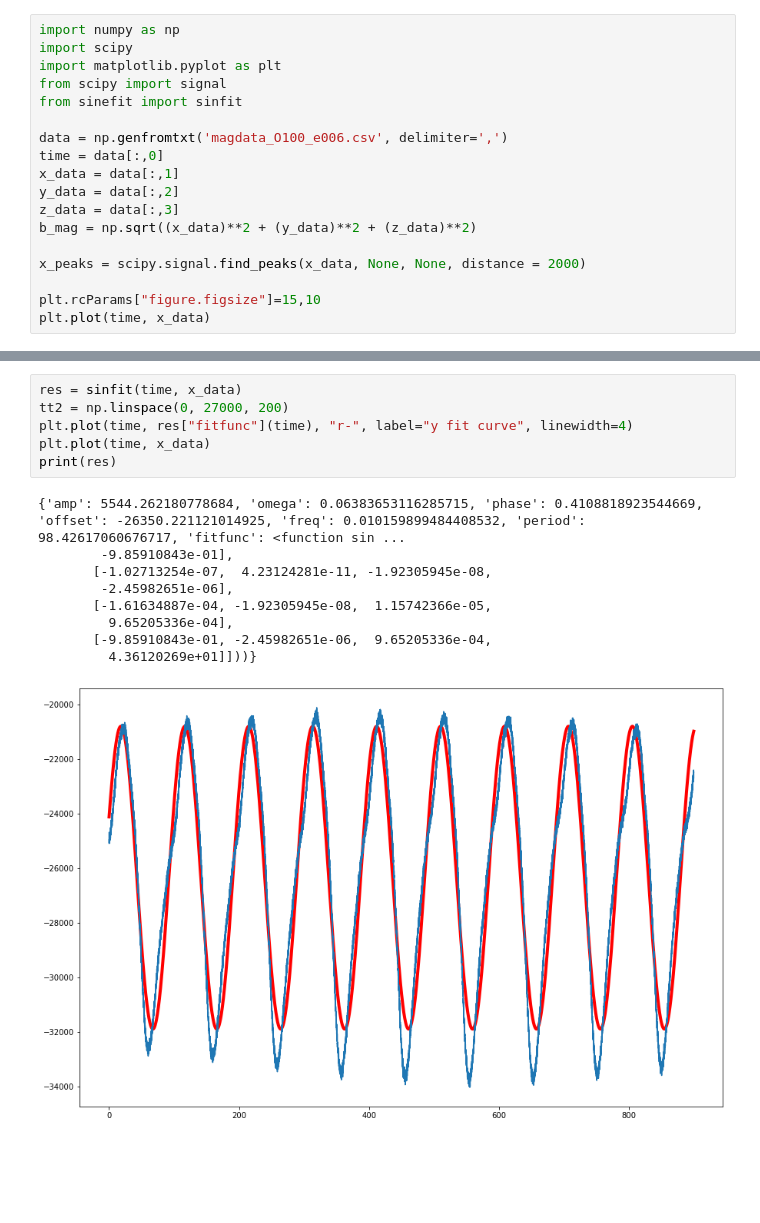
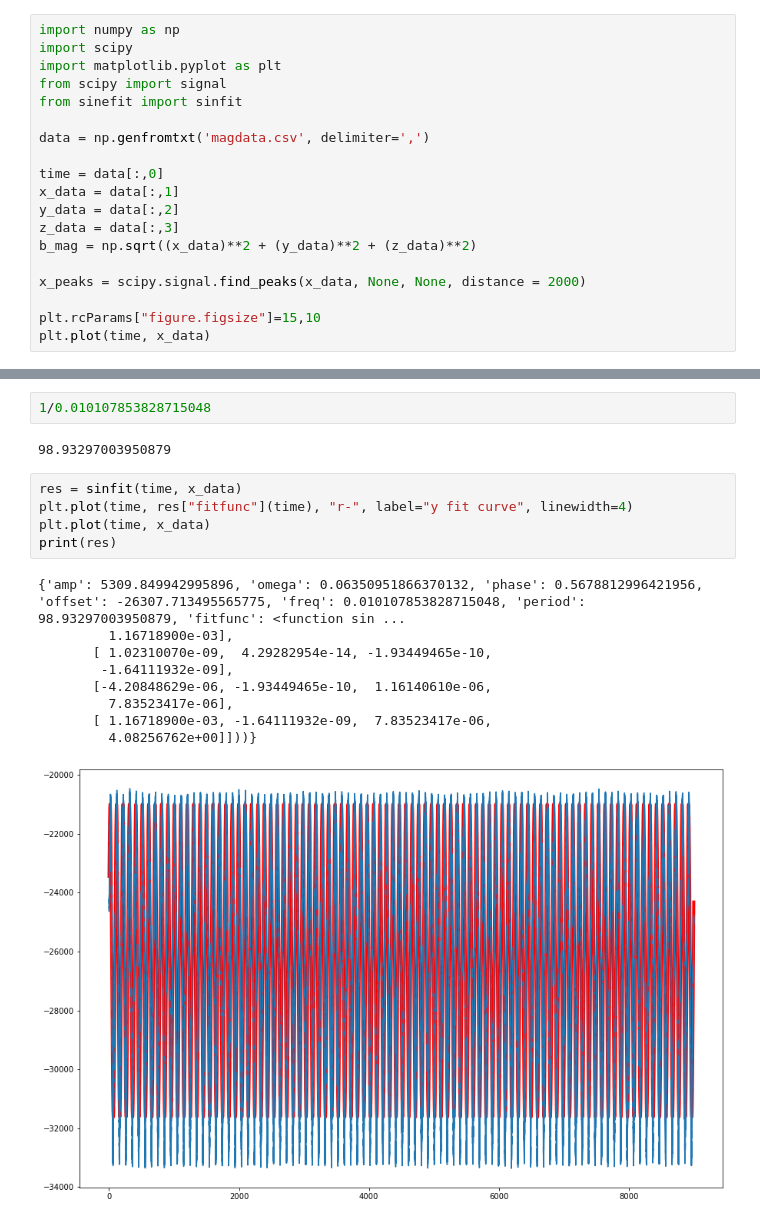
Before and after one commit to bskica/Orbital_Magnetometer, a Jupyter notebook: Data Analysis.ipynb, the cells around one changed output, grey strips where cells are left out. Saved outputs shown, nothing was run; the diff lists cells and outputs as text; blank space fills up the shorter version.

```diff
--- a/Data Analysis.ipynb
+++ b/Data Analysis.ipynb
@@ -5,7 +5,8 @@ import matplotlib.pyplot as plt
 from scipy import signal
 from sinefit import sinfit
 
-data = np.genfromtxt('magdata_O100_e006.csv', delimiter=',')
+data = np.genfromtxt('magdata.csv', delimiter=',')
+
 time = data[:,0]
 x_data = data[:,1]
 y_data = data[:,2]
@@ -32,16 +23,19 @@ NameError: name 'xt_time' is not defined
+# %%
+1/0.010107853828715048
+# %% [output]
+98.93297003950879
 # %%
 res = sinfit(time, x_data)
-tt2 = np.linspace(0, 27000, 200)
 plt.plot(time, res["fitfunc"](time), "r-", label="y fit curve", linewidth=4)
 plt.plot(time, x_data)
 print(res)
 # %% [output]
-{'amp': 5544.262180778684, 'omega': 0.06383653116285715, 'phase': 0.4108818923544669, 'offset': -26350.221121014925, 'freq': 0.010159899484408532, 'period': 98.42617060676717, 'fitfunc': <function sin ...
-        -9.85910843e-01],
-       [-1.02713254e-07,  4.23124281e-11, -1.92305945e-08,
-        -2.45982651e-06],
-       [-1.61634887e-04, -1.92305945e-08,  1.15742366e-05,
-         9.65205336e-04],
-       [-9.85910843e-01, -2.45982651e-06,  9.65205336e-04,
-         4.36120269e+01]]))}
+{'amp': 5309.849942995896, 'omega': 0.06350951866370132, 'phase': 0.5678812996421956, 'offset': -26307.713495565775, 'freq': 0.010107853828715048, 'period': 98.93297003950879, 'fitfunc': <function sin ...
+         1.16718900e-03],
+       [ 1.02310070e-09,  4.29282954e-14, -1.93449465e-10,
+        -1.64111932e-09],
+       [-4.20848629e-06, -1.93449465e-10,  1.16140610e-06,
+         7.83523417e-06],
+       [ 1.16718900e-03, -1.64111932e-09,  7.83523417e-06,
+         4.08256762e+00]]))}
-[figure, old version]
+[figure, new version]
```
Also changed, not shown: parts of 8 cells of this notebook, 1 other file.
